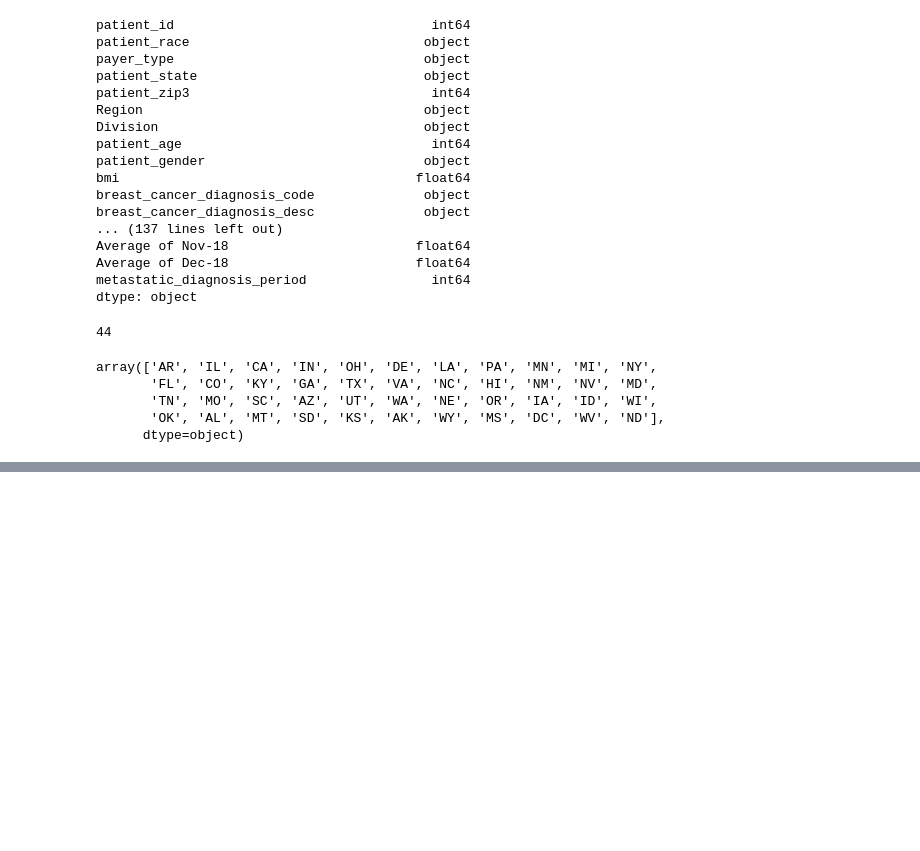
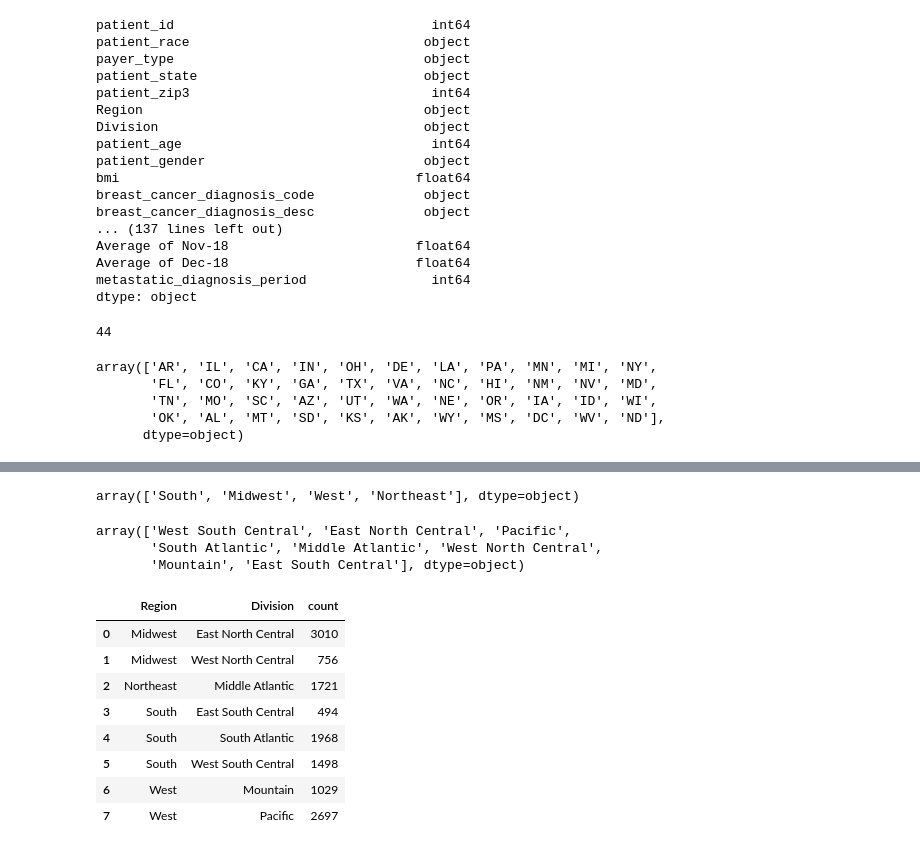
Before and after one commit to Chaitanya-surisetty/DataComp, a Jupyter notebook: TestFile.ipynb, the cells around one changed output, grey strips where cells are left out. Saved outputs shown, nothing was run; the diff lists cells and outputs as text; code cells hidden in the pictures; blank space fills up the shorter version.

```diff
--- a/TestFile.ipynb
+++ b/TestFile.ipynb
@@ -125,0 +150,24 @@ array(['AR', 'IL', 'CA', 'IN', 'OH', 'DE', 'LA', 'PA', 'MN', 'MI', 'NY',
+# %%
+newData["Region"].nunique()
+newData["Region"].unique()
+# %% [output]
+array(['South', 'Midwest', 'West', 'Northeast'], dtype=object)
+# %%
+newData["Division"].nunique()
+newData["Division"].unique()
+# %% [output]
+array(['West South Central', 'East North Central', 'Pacific',
+       'South Atlantic', 'Middle Atlantic', 'West North Central',
+       'Mountain', 'East South Central'], dtype=object)
+# %%
+newData.groupby(["Region","Division"]).size().reset_index(name="count")
+# %% [output]
+|  | Region | Division | count |
+| 0 | Midwest | East North Central | 3010 |
+| 1 | Midwest | West North Central | 756 |
+| 2 | Northeast | Middle Atlantic | 1721 |
+| 3 | South | East South Central | 494 |
+| 4 | South | South Atlantic | 1968 |
+| 5 | South | West South Central | 1498 |
+| 6 | West | Mountain | 1029 |
+| 7 | West | Pacific | 2697 |
```
Also changed, not shown: parts of 4 cells of this notebook.
